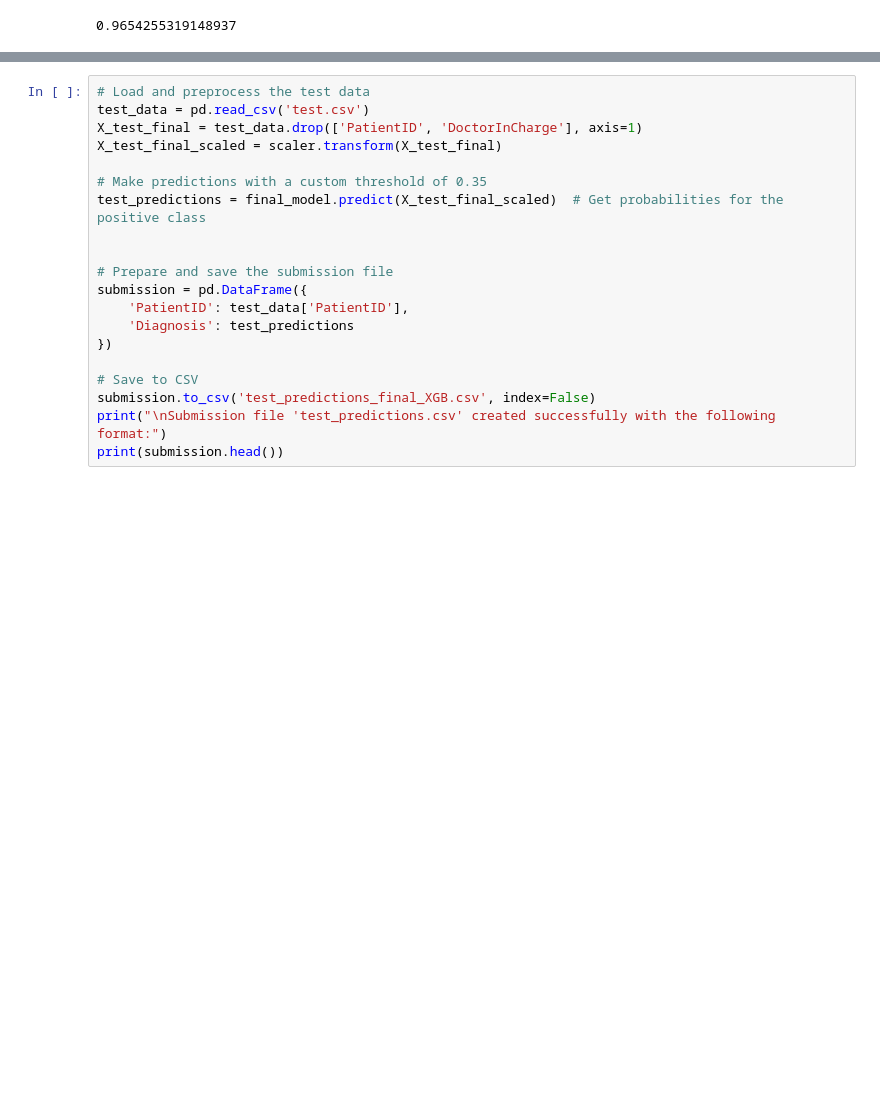
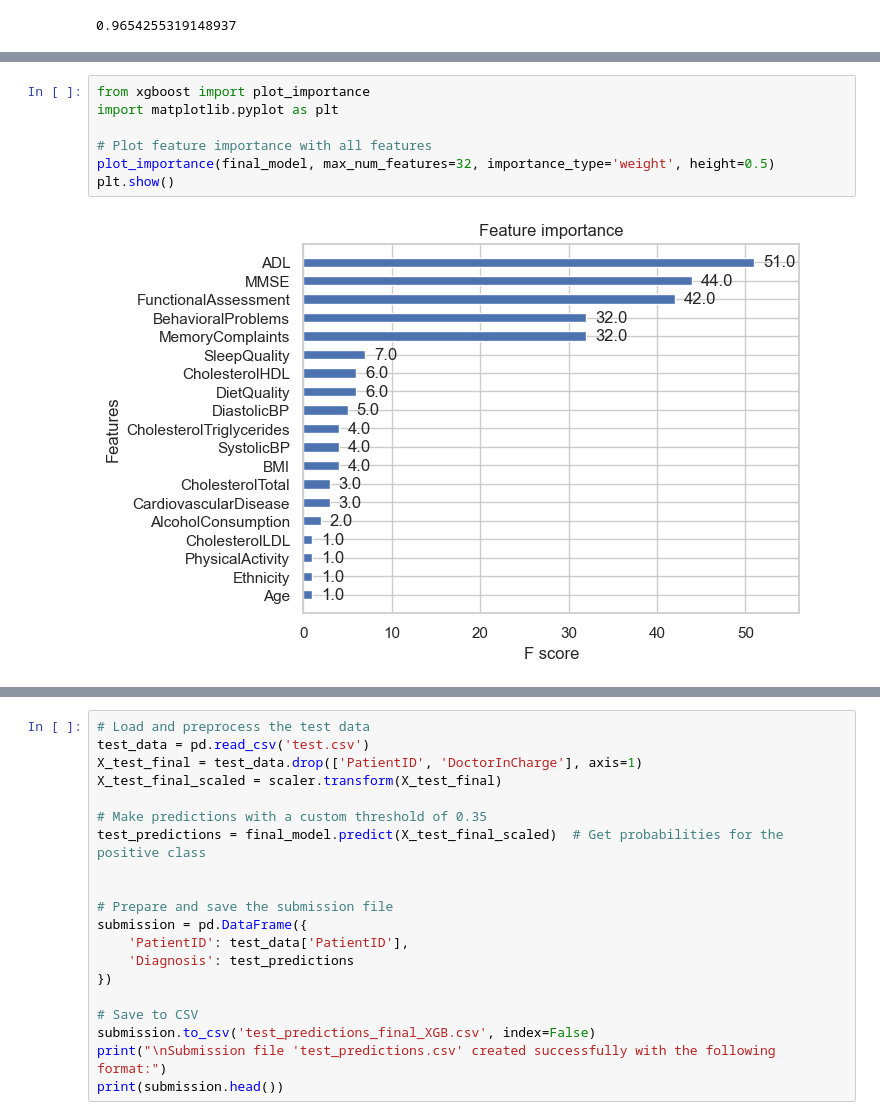
Before and after one commit to ruoshui666weakater/early_detection_of_Alzheimer-s_disease, a Jupyter notebook: project_XGBoost.ipynb, the cells around one changed output, grey strips where cells are left out. Cells and saved outputs as stored; diff of their text form; blank space fills up the shorter version.

```diff
--- a/project_XGBoost.ipynb
+++ b/project_XGBoost.ipynb
@@ -292,0 +305,9 @@ accuracy_score(y_test, y_pred)
+# %%
+from xgboost import plot_importance
+import matplotlib.pyplot as plt
+
+# Plot feature importance with all features
+plot_importance(final_model, max_num_features=32, importance_type='weight', height=0.5)
+plt.show()
+# %% [output]
+[figure, added]
```
Also changed, not shown: parts of 9 cells of this notebook.
